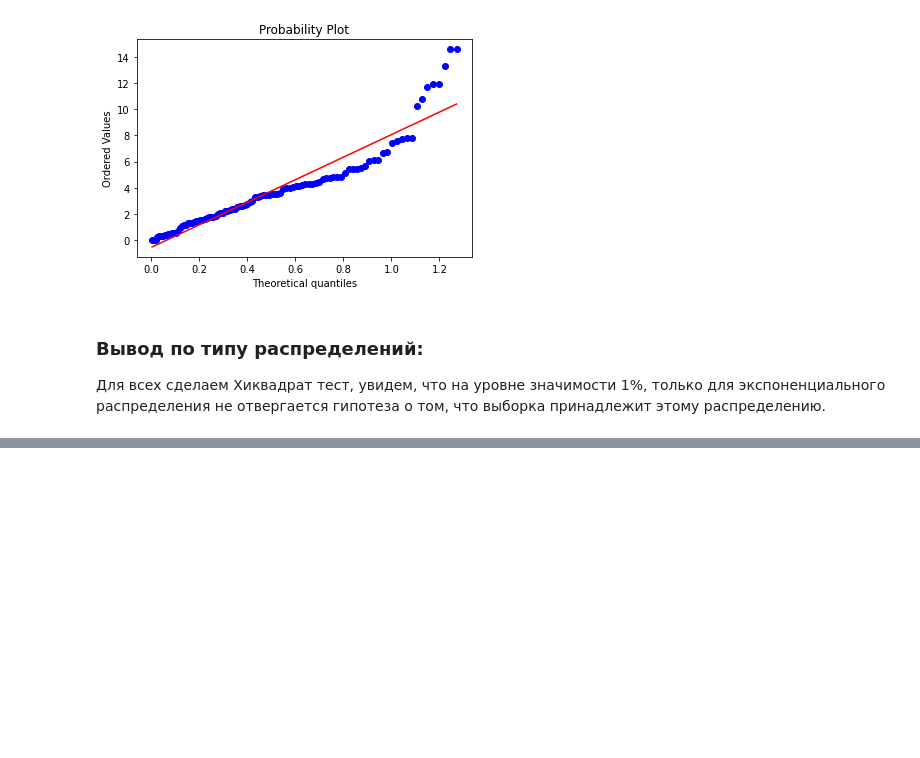
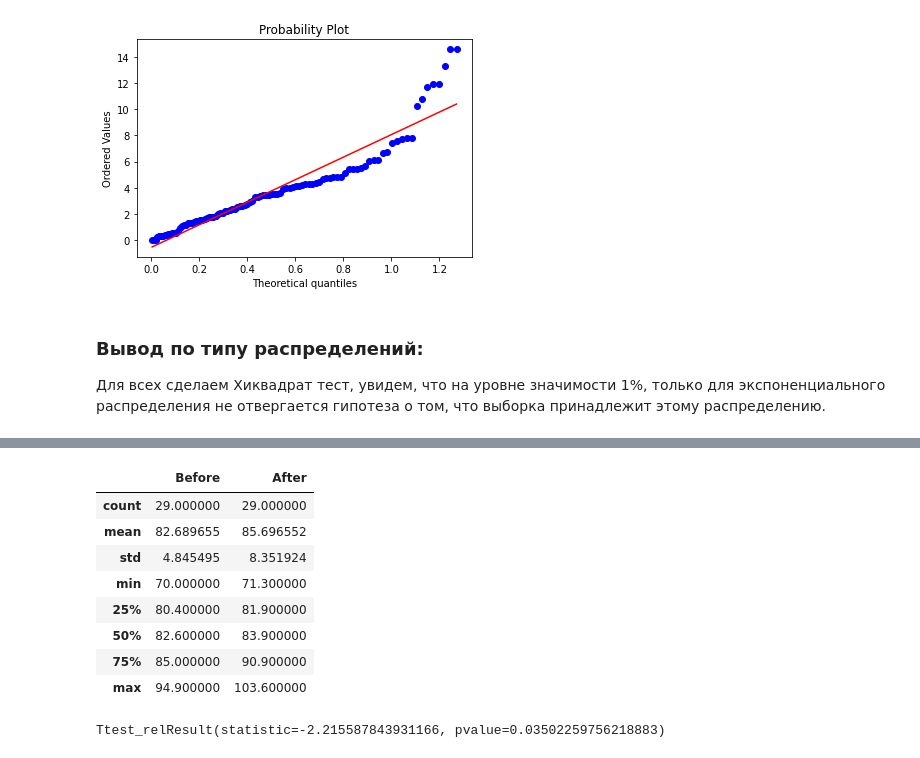
Before and after one commit to ksetdekov/HSE_DS, a Jupyter notebook: 03 Math/Stat hw3/hw3.ipynb, the cells around one changed output, grey strips where cells are left out. Saved outputs shown, nothing was run; the diff lists cells and outputs as text; code cells hidden in the pictures; blank space fills up the shorter version.

```diff
--- a/03 Math/Stat hw3/hw3.ipynb
+++ b/03 Math/Stat hw3/hw3.ipynb
@@ -159,0 +159,17 @@ Power_divergenceResult(statistic=54.11366770459223, pvalue=0.0014734639445013512
+# %%
+anorexia = pd.read_csv("data/anorexia.txt", delimiter='\t')
+anorexia.describe()
+# %% [output]
+|  | Before | After |
+| count | 29.000000 | 29.000000 |
+| mean | 82.689655 | 85.696552 |
+| std | 4.845495 | 8.351924 |
+| min | 70.000000 | 71.300000 |
+| 25% | 80.400000 | 81.900000 |
+| 50% | 82.600000 | 83.900000 |
+| 75% | 85.000000 | 90.900000 |
+| max | 94.900000 | 103.600000 |
+# %%
+stats.ttest_rel(anorexia.Before, anorexia.After)
+# %% [output]
+Ttest_relResult(statistic=-2.215587843931166, pvalue=0.03502259756218883)
```
Also changed, not shown: parts of 2 cells of this notebook.
